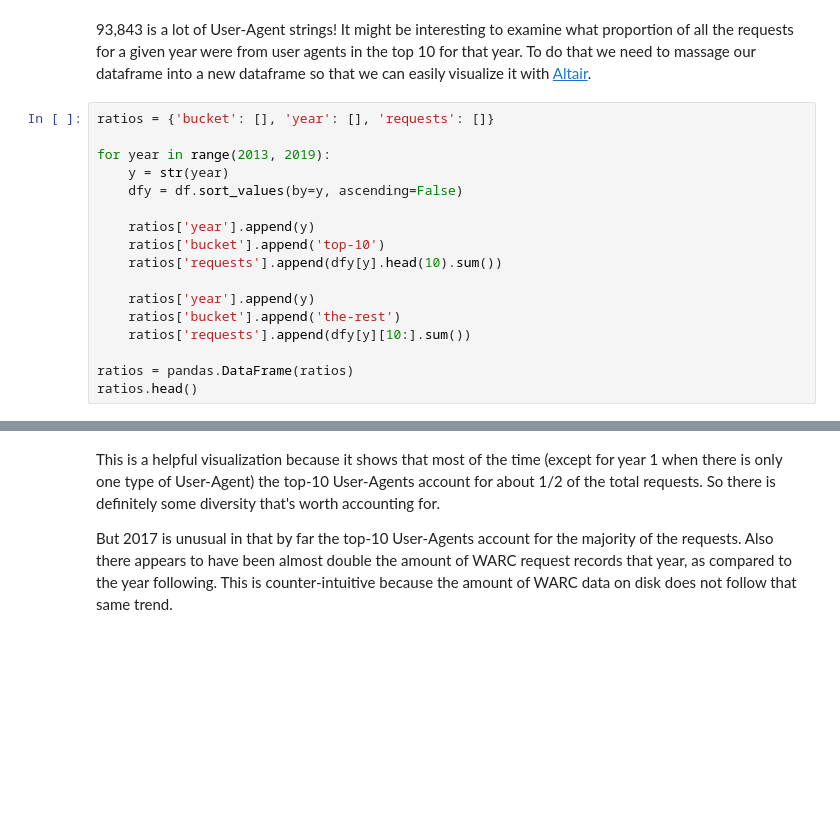
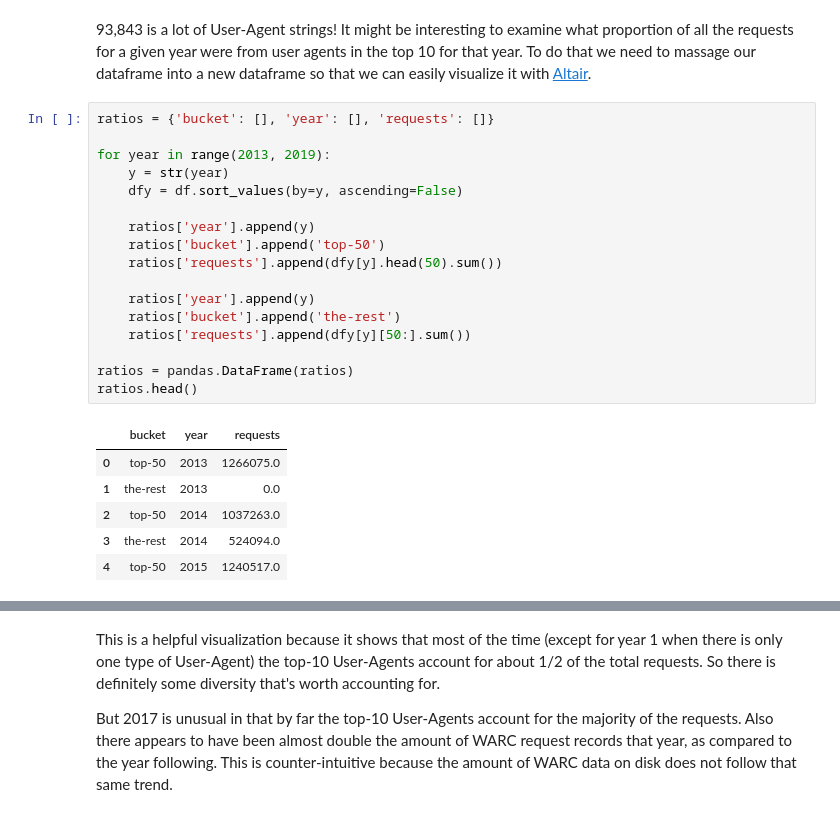
Before and after one commit to edsu/spn, a Jupyter notebook: notebooks/UserAgents.ipynb, the cells around one changed output, grey strips where cells are left out. Saved outputs shown, nothing was run; the diff lists cells and outputs as text; blank space fills up the shorter version.

```diff
--- a/notebooks/UserAgents.ipynb
+++ b/notebooks/UserAgents.ipynb
@@ -139,17 +212,24 @@ len(df.index)
 # %%
 ratios = {'bucket': [], 'year': [], 'requests': []}
 
 for year in range(2013, 2019):
     y = str(year)
     dfy = df.sort_values(by=y, ascending=False)
 
     ratios['year'].append(y)
-    ratios['bucket'].append('top-10')
-    ratios['requests'].append(dfy[y].head(10).sum())
+    ratios['bucket'].append('top-50')
+    ratios['requests'].append(dfy[y].head(50).sum())
 
     ratios['year'].append(y)
     ratios['bucket'].append('the-rest')
-    ratios['requests'].append(dfy[y][10:].sum())
+    ratios['requests'].append(dfy[y][50:].sum())
 
 ratios = pandas.DataFrame(ratios)
 ratios.head()
+# %% [output]
+|  | bucket | year | requests |
+| 0 | top-50 | 2013 | 1266075.0 |
+| 1 | the-rest | 2013 | 0.0 |
+| 2 | top-50 | 2014 | 1037263.0 |
+| 3 | the-rest | 2014 | 524094.0 |
+| 4 | top-50 | 2015 | 1240517.0 |
```
Also changed, not shown: parts of 16 cells of this notebook, 5 other files.
